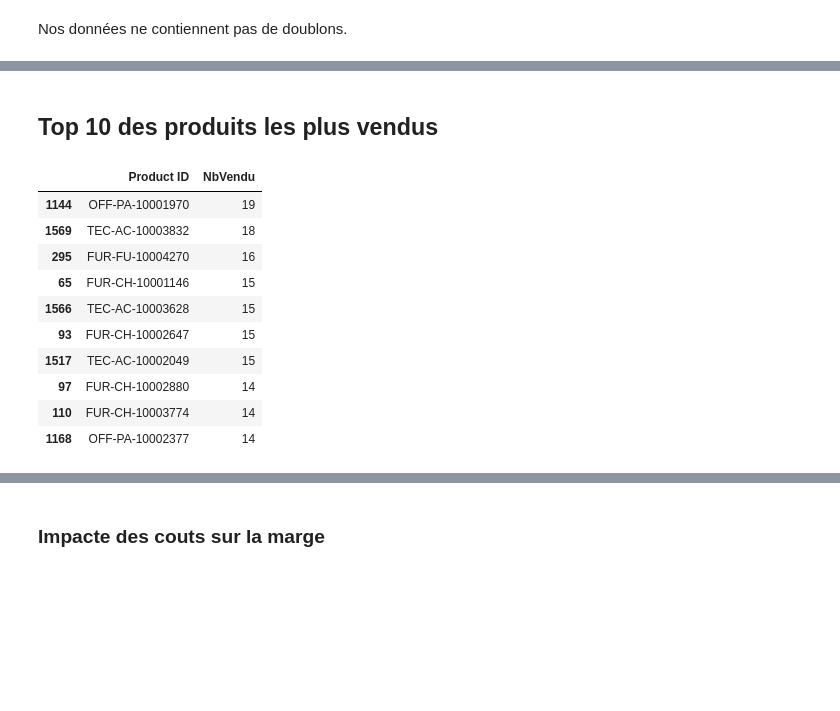
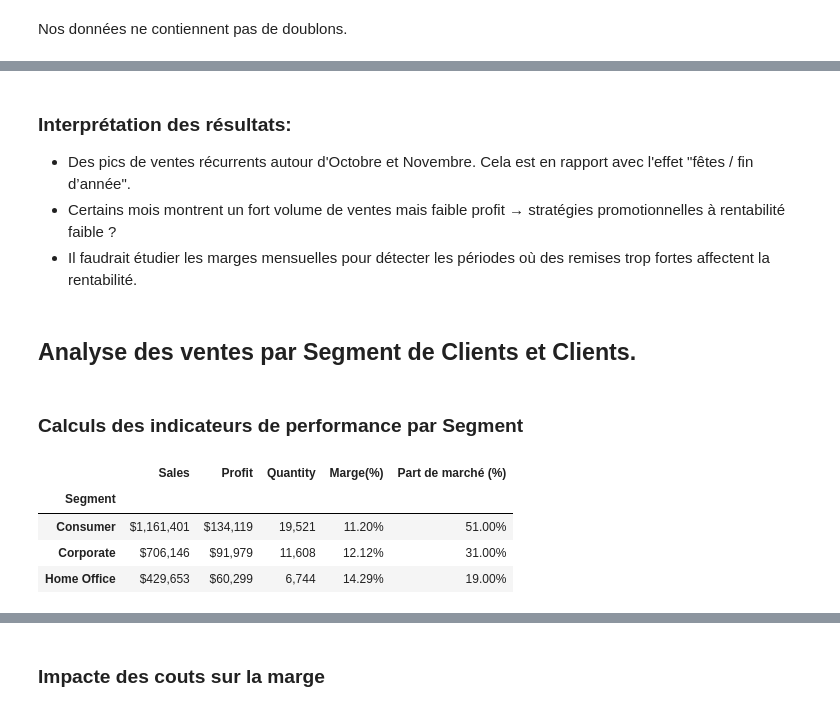
Before and after one commit to Junioh01/Portfolio-data-Analyste, a Jupyter notebook: Analyse_facteurs_influencant_performance_commerciales/Analyse_facteurs_influencant_performance_commerciales.ipynb, the cells around one changed output, grey strips where cells are left out. Saved outputs shown, nothing was run; the diff lists cells and outputs as text; code cells hidden in the pictures; blank space fills up the shorter version.

```diff
--- a/Analyse_facteurs_influencant_performance_commerciales/Analyse_facteurs_influencant_performance_commerciales.ipynb
+++ b/Analyse_facteurs_influencant_performance_commerciales/Analyse_facteurs_influencant_performance_commerciales.ipynb
@@ -136,5 +134,7 @@ memory usage: 78.2+ KB
 df["Order Date"]=pd.to_datetime (df['Order Date'])
 df["Ship Date"]=pd.to_datetime (df['Ship Date'])
 # %%
-df.sort_values(by=['Order Date','Ship Date'], ascending=False)
+#  Vérification du types des données(Pour s'assurer de la réussite du formatage des dates)
+df=df.sort_values(by=['Order Date','Ship Date'], ascending=False)
+df.dtypes
 # %% [output]
@@ -154,5 +157,0 @@ df.sort_values(by=['Order Date','Ship Date'], ascending=False)
-# %%
-# Calcul de la marge nette
-df["Marge Nette"]=(df["Profit"]/df["Sales"])*100
- #Calcul des coûts
-df['Cost'] = df['Sales'] - df['Profit']
@@ -174,0 +158,9 @@ df
+# %%
+# Création de la colonne taux de marge  en %
+df['Marge(%)']=(df['Profit']/df['Sales'])*100
+# Création de la colonne durrée de livraison en jours
+df['Delivery_Days'] = (df['Ship Date'] - df['Order Date']).dt.days
+# Création de la variable Mois de la commande
+df['Month'] = df['Order Date'].dt.month
+df['Years'] = df['Order Date'].dt.year
+df['Year_Month'] = df['Order Date'].dt.to_period('M').astype(str)  # format AAAA-MM
@@ -193,19 +398,33 @@ Durant la période étudier 1862 produits différents ont été vendu !
+# %% [markdown]
+### Interprétation des résultats:
+- Des pics de ventes récurrents autour d'Octobre et Novembre. Cela est en rapport avec l'effet "fêtes / fin d’année".
+- Certains mois montrent un fort volume de ventes mais faible profit → stratégies promotionnelles à rentabilité faible ?
+- Il faudrait étudier les marges mensuelles pour détecter les périodes où des remises trop fortes affectent la rentabilité.
+# %% [markdown]
+## Analyse des ventes par Segment de Clients et Clients.
 # %% [markdown]
-## Top 10 des produits les plus vendus
+### Calculs des indicateurs de performance par Segment
 # %%
-Nbprod = df.groupby('Product ID')["Quantity"].count().reset_index()
-Nbprod = Nbprod.rename(columns={'Quantity':'NbVendu'})
-Nbprod = Nbprod[['Product ID','NbVendu']]
-Nbprod.sort_values(by=['NbVendu'], ascending=False).head(10)
+# Tableau qui résume les performances par segment de marché.
+segment_perf = df.groupby('Segment')[['Sales', 'Profit', 'Quantity', 'Marge(%)']].agg({
+    'Sales': 'sum',
+    'Profit': 'sum',
+    'Quantity': 'sum',
+    'Marge(%)': 'mean'
+}).sort_values(by='Sales', ascending=False)
+
+segment_perf['Part de marché (%)'] = round((segment_perf['Sales'] / (df['Sales'].sum())) * 100)
+
+segment_perf.style.format({
+    'Sales': '${:,.0f}',
+    'Profit': '${:,.0f}',
+    'Quantity': '{:,.0f}',
+    'Marge(%)': '{:.2f}%',
+    'Part de marché (%)': '{:.2f}%'
+})
 # %% [output]
-|  | Product ID | NbVendu |
-| 1144 | OFF-PA-10001970 | 19 |
-| 1569 | TEC-AC-10003832 | 18 |
-| 295 | FUR-FU-10004270 | 16 |
-| 65 | FUR-CH-10001146 | 15 |
-| 1566 | TEC-AC-10003628 | 15 |
-| 93 | FUR-CH-10002647 | 15 |
-| 1517 | TEC-AC-10002049 | 15 |
-| 97 | FUR-CH-10002880 | 14 |
-| 110 | FUR-CH-10003774 | 14 |
-| 1168 | OFF-PA-10002377 | 14 |
+|  | Sales | Profit | Quantity | Marge(%) | Part de marché (%) |
+| Segment |  |  |  |  |  |
+| Consumer | $1,161,401 | $134,119 | 19,521 | 11.20% | 51.00% |
+| Corporate | $706,146 | $91,979 | 11,608 | 12.12% | 31.00% |
+| Home Office | $429,653 | $60,299 | 6,744 | 14.29% | 19.00% |
```
Also changed, not shown: parts of 122 cells of this notebook, 7 other files.
